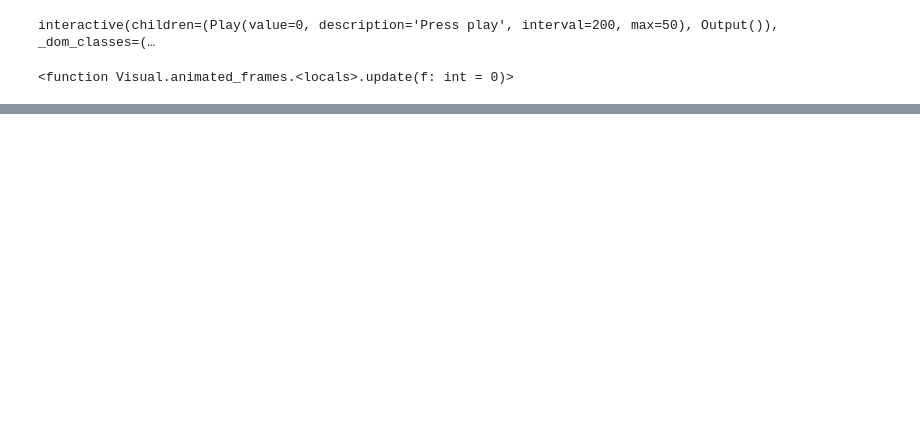
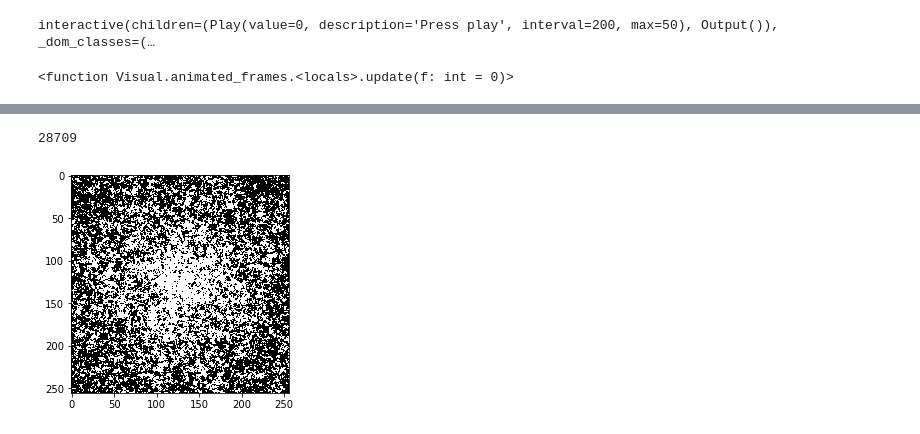
Before and after one commit to MarikinPaulina/road-simulator, a Jupyter notebook: Kod.ipynb, the cells around one changed output, grey strips where cells are left out. Cells and saved outputs as stored; diff of their text form; code cells hidden in the pictures; blank space fills up the shorter version.

```diff
--- a/Kod.ipynb
+++ b/Kod.ipynb
@@ -32,5 +32,8 @@ animation_segments,animation_index,animation_vertices = run(N,M,Frames,l/2,d,eps
 # %%
-np.random.seed(3)
-sim = Simulation(N, dN, M, l/2, d, epsilon, 'normal')
+N = 10 #number of vertexes
+M = 10 #number of segment adding iteration between adding vertices
+dN = 6
+np.random.seed(7)
+sim = Simulation(N, dN, M, l, d, epsilon, random_fun='normal')
 animation_segments,animation_index, animation_vertices = sim.run()
 # %% [output]
@@ -86,12 +65,12 @@ interactive(children=(Play(value=0, description='Press play', interval=200, max=
 # %% [markdown]
 ## Save pictures for animation
 # %%
-folder = 'anim_test'
+folder = 'prezentacja_anim_straight'
 tuple_of_arguments = (animation_segments[:animation_index[-1]], animation_vertices[-1],folder,'test.png',None)
 save_pic(tuple_of_arguments)
 dl = 40
 l = len(animation_segments)//dl
-# for i in tgdm(range(l)):
-#     save_pics(animation_segments[:dl*(i+1)],animation_vertices[:dl*(i+1)],dl*i,folder,'gauss3')
+for i in tqdm(range(l)):
+    save_pics(animation_segments[:dl*(i+1)],animation_vertices[:dl*(i+1)],dl*i,folder,'gauss3')
 save_pics(animation_segments,animation_index,animation_vertices,l*dl,folder,'gauss3')
 # %% [output]
@@ -187,0 +185,47 @@ interactive(children=(Play(value=0, description='Press play', interval=200, max=
+# %%
+alpha = 2
+
+np.random.seed(9)
+L = 2**8
+l = 1
+x = np.arange(-L//2,L//2)
+y = np.arange(-L//2,L//2)
+X, Y = np.meshgrid(x, y)
+r = np.sqrt(X**2 + Y**2)
+
+for alpha in {0.4,1.5,2.0}:
+    np.random.seed(9)
+    c_r = C(r,alpha)
+
+    s_k = np.fft.fft2(c_r)
+    s_k = s_k.real
+    s_k[s_k<0] = 0
+
+    U_r = np.random.normal(scale=np.sqrt(L**2), size=s_k.shape)
+    U_q = np.fft.fft2(U_r)
+    phi = np.fft.ifft2(np.sqrt(s_k)*U_q)
+    # plt.imshow(U_r)
+    # plt.colorbar()
+
+    phir = phi.real
+    hist, bins = np.histogram(phir.ravel(),phir.size);
+    bins = (bins[1:]+bins[:-1])/2 # Dominik nie jest pewien tego
+    hist = np.cumsum(hist)/np.sum(hist)
+
+    # x = 0.99
+    # dist = np.abs((hist-x))
+    # theta = bins[np.argmin(dist)]
+    # theta
+
+    p = P(r,0.009)
+    # dist = np.abs(hist[:,None,None] - p)
+    # theta = bins[np.argmin(dist,0)]
+    theta = np.zeros(p.shape)
+    for i in tqdm(range(len(theta))):
+        for j in range(len(theta[i])):
+            theta[i,j] = bins[np.argmin(np.abs(hist-p[i,j]))]
+
+    plt.imshow(theta>phir,'gray')
+    plt.savefig(f'{alpha}alpha8.png',dpi=300)
+(theta>phir).sum()
+# %% [output]
@@ -187,0 +235,2 @@ interactive(children=(Play(value=0, description='Press play', interval=200, max=
+28709
+[figure, added]
```
Also changed, not shown: parts of 18 cells of this notebook, 13 other files.
